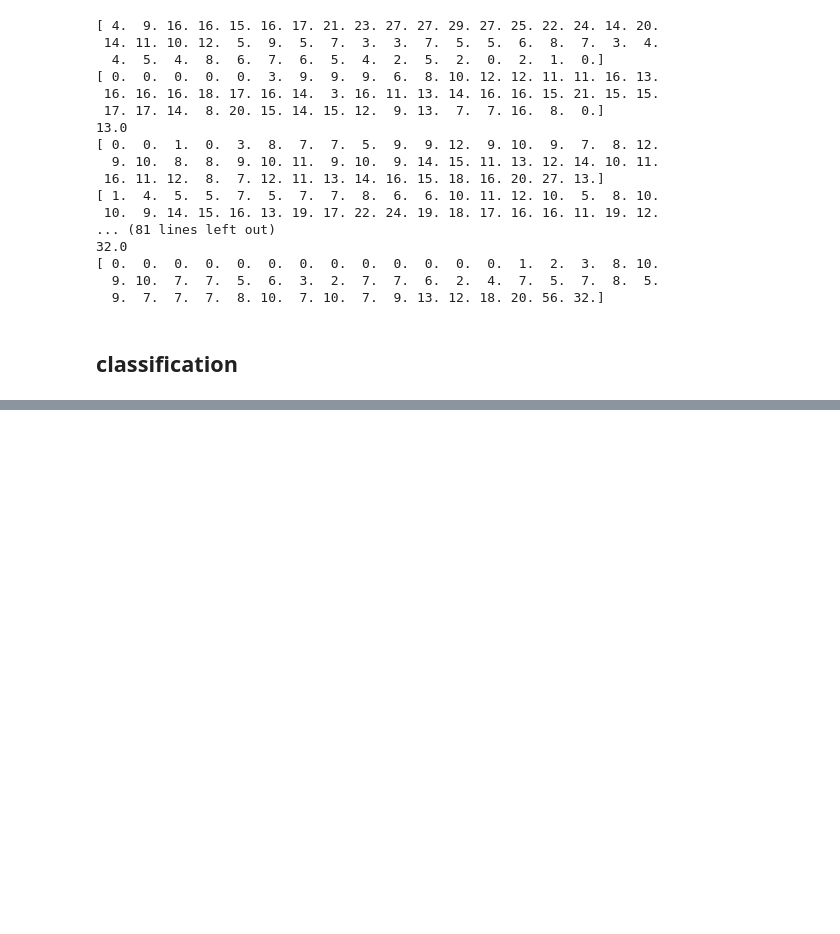
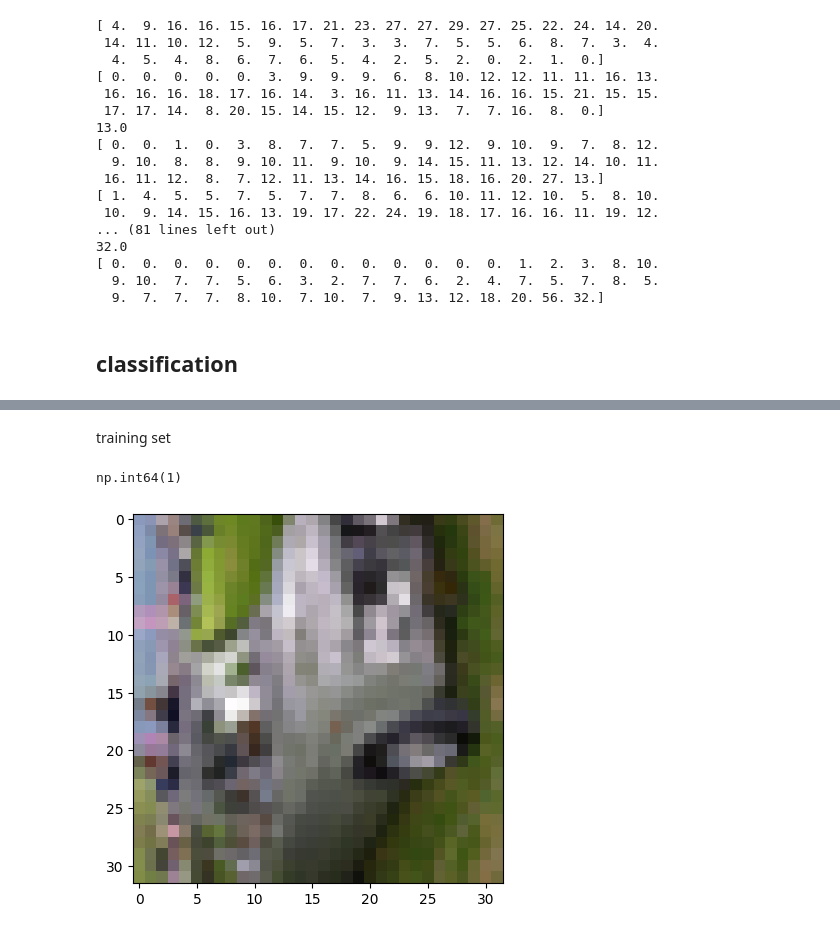
Before and after one commit to marekd6/CV1_labs, a Jupyter notebook: Assignment 01-20251025/cv1_md.ipynb, the cells around one changed output, grey strips where cells are left out. Cells and saved outputs as stored; diff of their text form; code cells hidden in the pictures; blank space fills up the shorter version.

```diff
--- a/Assignment 01-20251025/cv1_md.ipynb
+++ b/Assignment 01-20251025/cv1_md.ipynb
@@ -208,0 +221,9 @@ np.float64(0.34615384615384615)
+# %% [markdown]
+training set
+# %%
+yy = 3
+plt.imshow(extracted_top_30_list[yy].reshape(3,32,32).T)
+extracted_top_30_labs[yy]
+# %% [output]
+np.int64(1)
+[figure, added]
```
Also changed, not shown: parts of 4 cells of this notebook.
